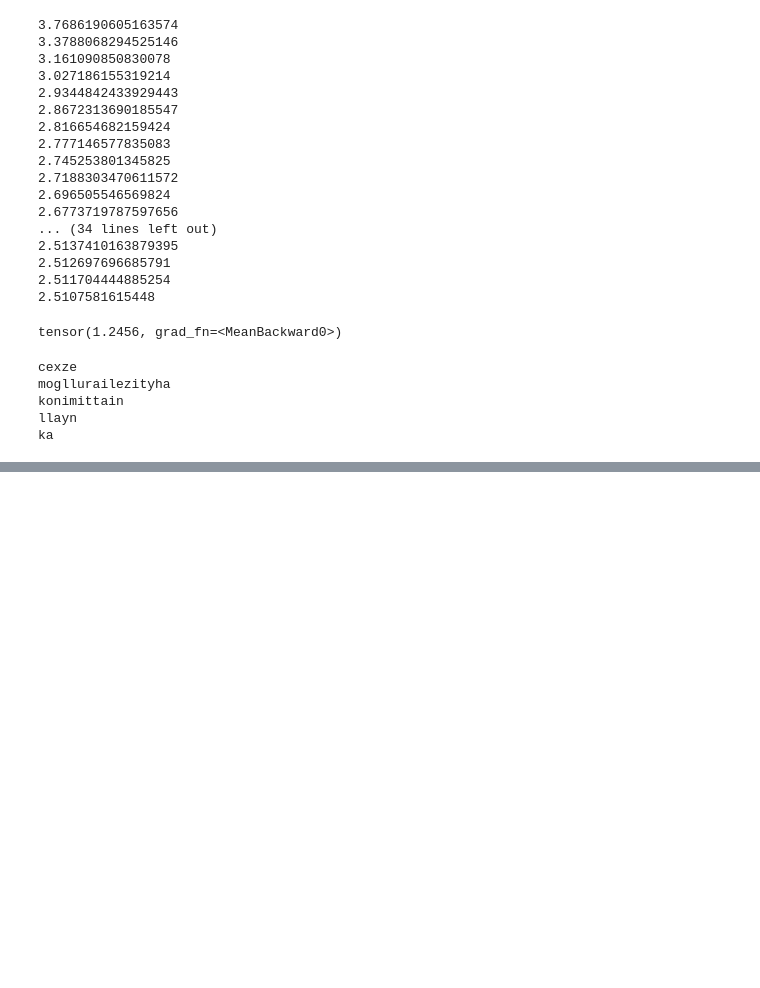
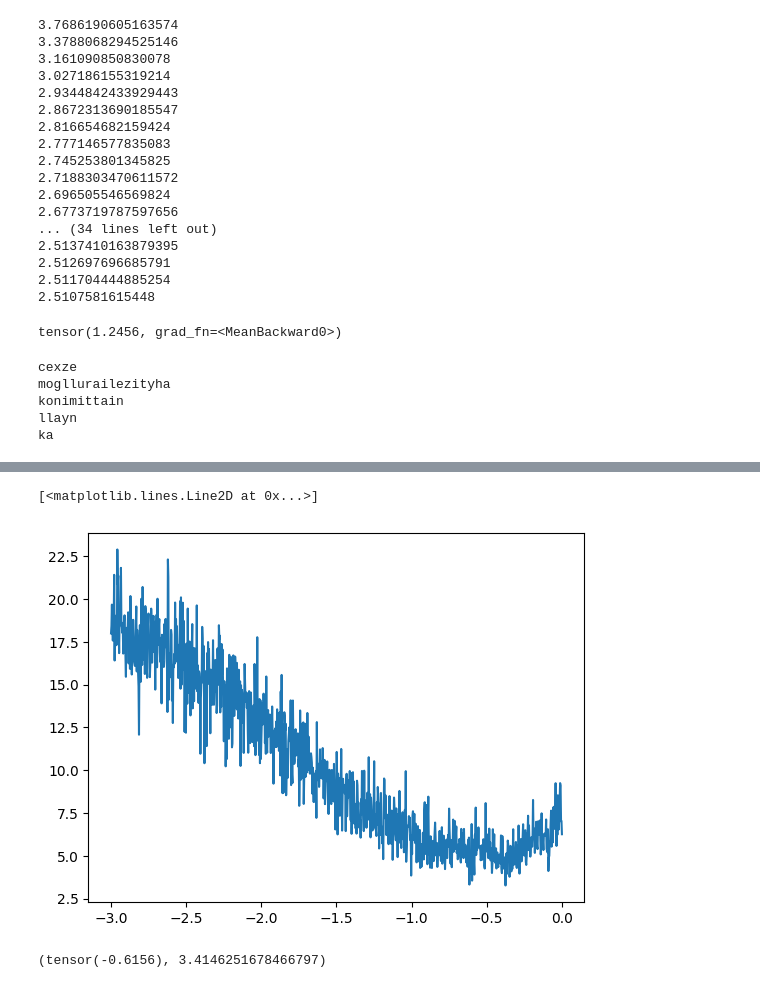
Before and after one commit to Ryan-Reese/makemore, a Jupyter notebook: build_makemore.ipynb, the cells around one changed output, grey strips where cells are left out. Cells and saved outputs as stored; diff of their text form; code cells hidden in the pictures; blank space fills up the shorter version.

```diff
--- a/build_makemore.ipynb
+++ b/build_makemore.ipynb
@@ -287,0 +410,4 @@ ka
+# %%
+# determining a reasonable initial learning rate
+learning_rates_exponent = torch.linspace(-3, 0, 1000)
+learning_rates = 10**(learning_rates_exponent)
@@ -287,0 +442,10 @@ ka
+# %%
+plt.plot(learning_rates_exponent, learning_rate_losses)
+# %% [output]
+[<matplotlib.lines.Line2D at 0x...>]
+[figure, added]
+# %%
+# learning rate with smallest minibatch loss
+min(zip(learning_rates_exponent, learning_rates_loss), key=lambda x: x[1])
+# %% [output]
+(tensor(-0.6156), 3.4146251678466797)
```
Also changed, not shown: parts of 16 cells of this notebook.
